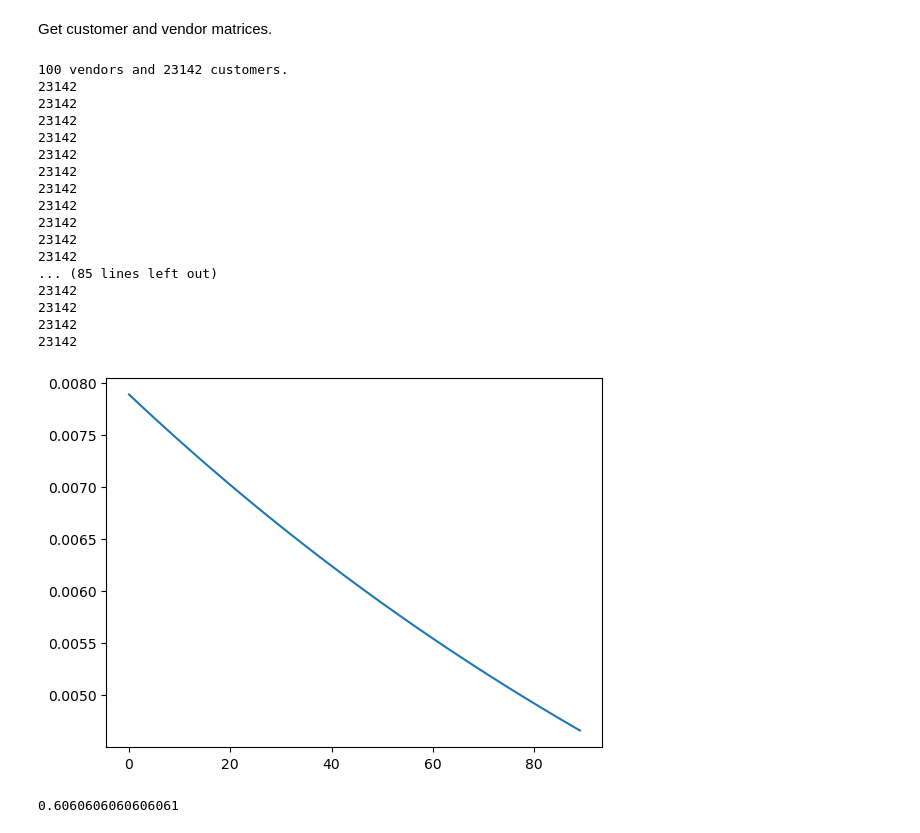
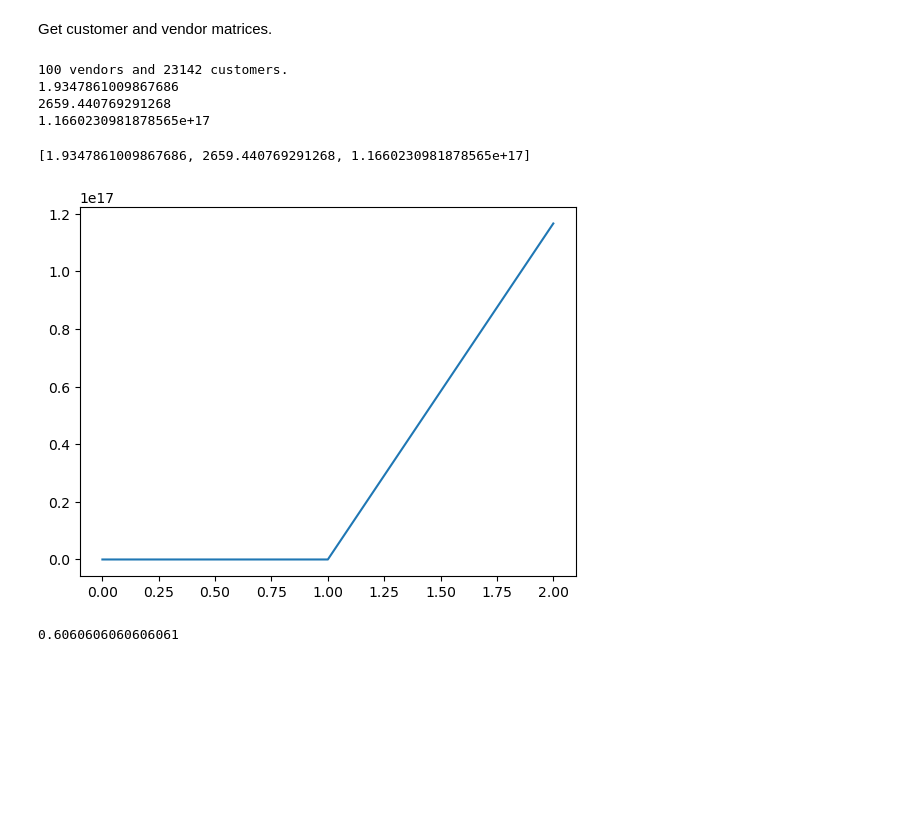
Before and after one commit to Bast-94/Restaurant-Recommander-System, a Jupyter notebook: notebook.ipynb, the cells around one changed output. Saved outputs shown, nothing was run; the diff lists cells and outputs as text; code cells hidden in the pictures; blank space fills up the shorter version.

```diff
--- a/notebook.ipynb
+++ b/notebook.ipynb
@@ -184,10 +184,13 @@ class FunkSVD():
         for i in range(max_iteration):
             mask = self.rated_or_not_df > 0
             diff_mat = self.Y_matrix - np.dot(customer_mat,vendor_mat)
-            n_ratings = len(diff_mat)
-            print(n_ratings)
-            diff_mat /= n_ratings
-            mse = np.sum(np.sum(np.square(diff_mat[mask])))
+            # n_ratings = len(diff_mat)
+            # print(n_ratings)
+            # diff_mat /= n_ratings
+            #print(diff_mat[mask].fillna(0))
+            mse = np.mean(np.square(diff_mat[mask].fillna(0)))
+            mse = (np.mean(mse))
+            print(mse)
             self.hist["mse"].append(mse)
             customer_mat += learning_rate * np.dot(diff_mat,vendor_mat.T)
             vendor_mat += learning_rate * np.dot(customer_mat.T, diff_mat)
@@ -196,27 +199,16 @@ class FunkSVD():
         self.vendor_mat = vendor_mat
 # %%
 svd = FunkSVD(Y_matrix,rated_or_not_df,100)
-svd.fit(max_iteration=100)
-plt.plot(svd.hist["mse"][10:]);
+svd.fit(max_iteration=3)
+plt.plot(svd.hist["mse"])
+svd.hist["mse"]
 # %% [output]
 100 vendors and 23142 customers.
-23142
-23142
-23142
-23142
-23142
-23142
-23142
-23142
-23142
-23142
-23142
-... (85 lines left out)
-23142
-23142
-23142
-23142
+1.9347861009867686
+2659.440769291268
+1.1660230981878565e+17
+[1.9347861009867686, 2659.440769291268, 1.1660230981878565e+17]
-[figure, old version]
+[figure, new version]
 # %%
 VAL_KEY = 'val'
 PRED_KEY = 'pred'
```
